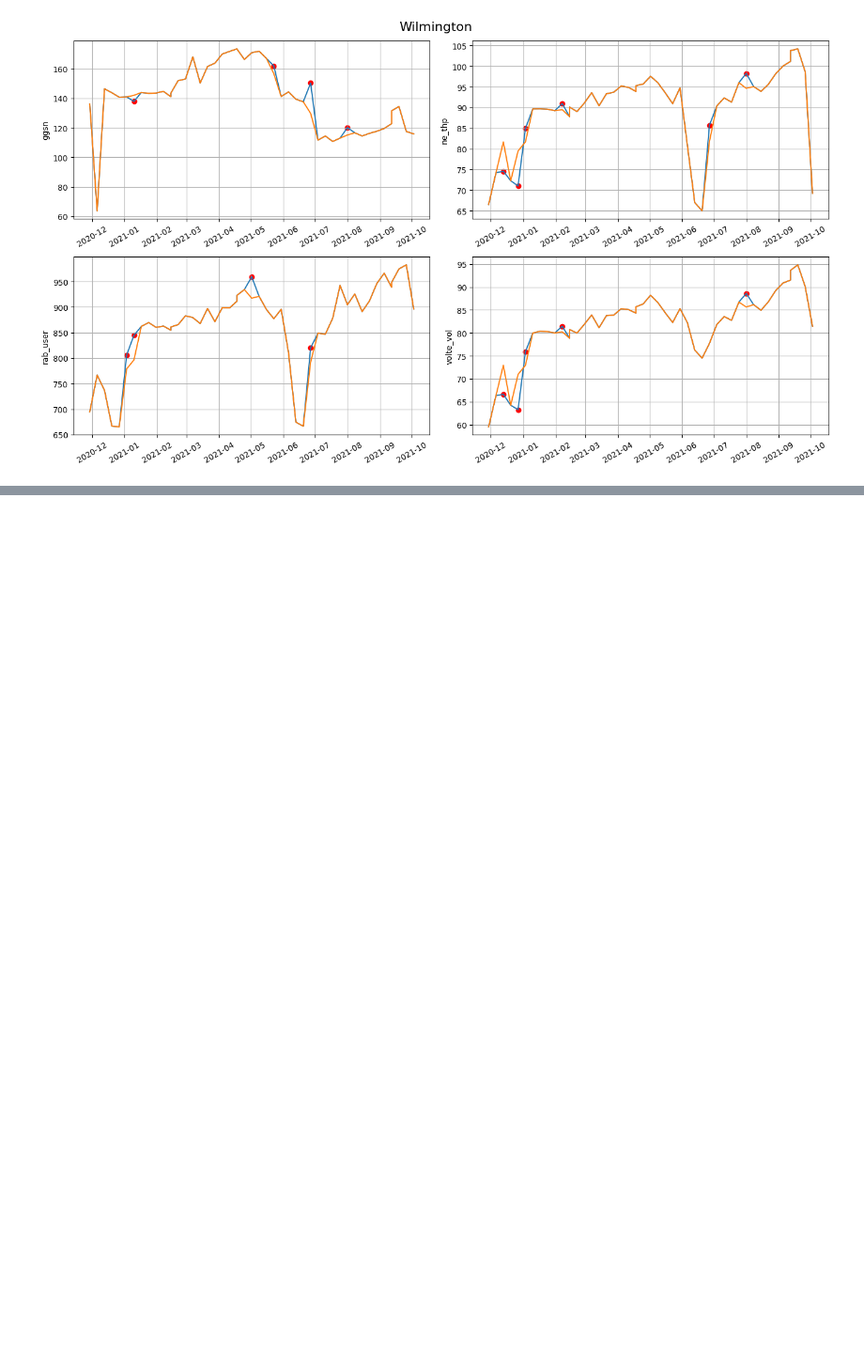
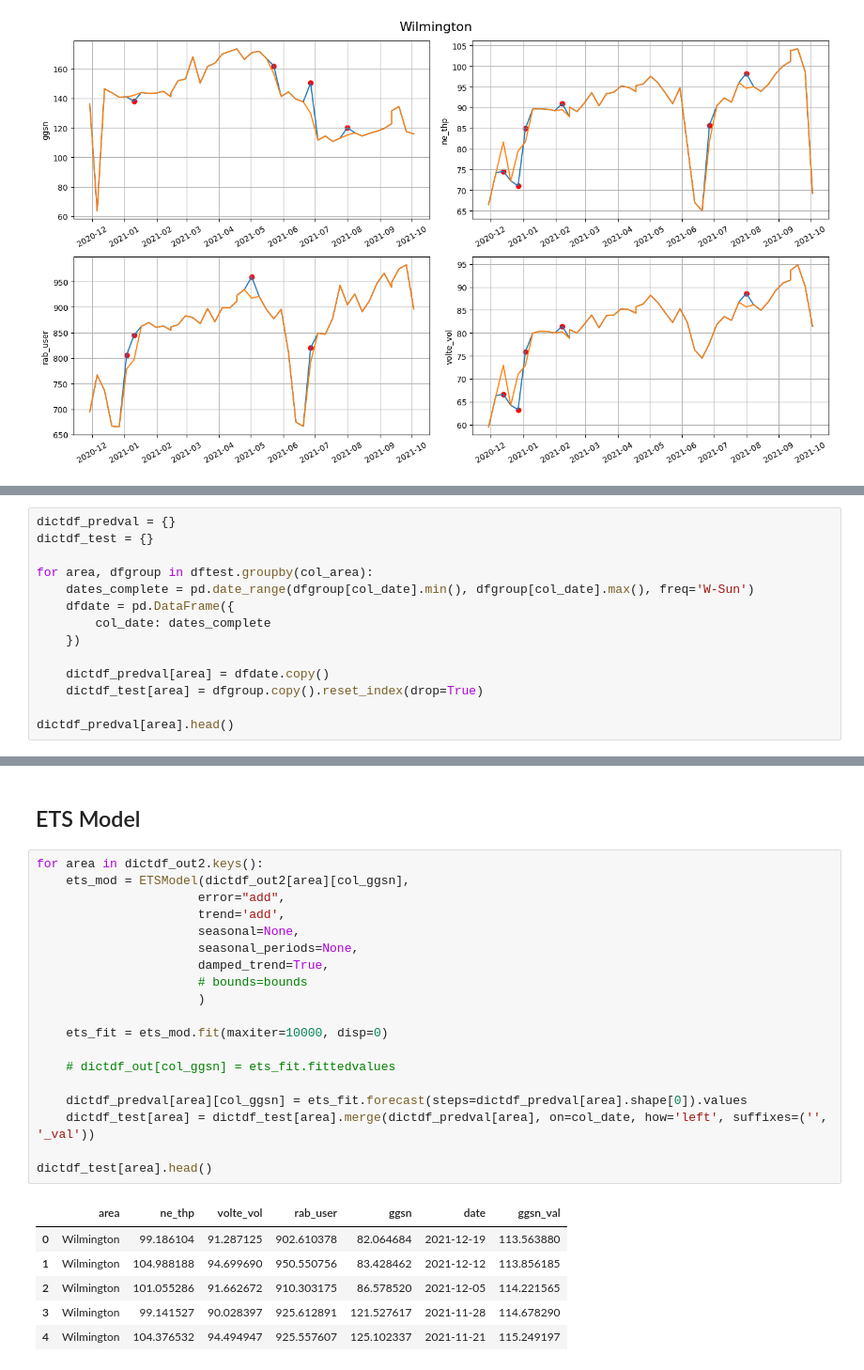
Before and after one commit to iddzzz/ggsn-thp-forecasting, a Jupyter notebook: ggsn-thp-forecasting.ipynb, the cells around one changed output, grey strips where cells are left out. Shown: that part at 94% size. Saved outputs shown, nothing was run; the diff lists cells and outputs as text; blank space fills up the shorter version.

Commit message:
ets model

```diff
--- a/ggsn-thp-forecasting.ipynb
+++ b/ggsn-thp-forecasting.ipynb
@@ -434,0 +470,14 @@ plt.show()
+# %%
+dictdf_predval = {}
+dictdf_test = {}
+
+for area, dfgroup in dftest.groupby(col_area):
+    dates_complete = pd.date_range(dfgroup[col_date].min(), dfgroup[col_date].max(), freq='W-Sun')
+    dfdate = pd.DataFrame({
+        col_date: dates_complete
+    })
+
+    dictdf_predval[area] = dfdate.copy()
+    dictdf_test[area] = dfgroup.copy().reset_index(drop=True)
+
+dictdf_predval[area].head()
@@ -434,0 +491,28 @@ plt.show()
+# %% [markdown]
+## ETS Model
+# %%
+for area in dictdf_out2.keys():
+    ets_mod = ETSModel(dictdf_out2[area][col_ggsn],
+                      error="add",
+                      trend='add',
+                      seasonal=None,
+                      seasonal_periods=None,
+                      damped_trend=True,
+                      # bounds=bounds
+                      )
+
+    ets_fit = ets_mod.fit(maxiter=10000, disp=0)
+
+    # dictdf_out[col_ggsn] = ets_fit.fittedvalues
+
+    dictdf_predval[area][col_ggsn] = ets_fit.forecast(steps=dictdf_predval[area].shape[0]).values
+    dictdf_test[area] = dictdf_test[area].merge(dictdf_predval[area], on=col_date, how='left', suffixes=('', '_val'))
+
+dictdf_test[area].head()
+# %% [output]
+|  | area | ne_thp | volte_vol | rab_user | ggsn | date | ggsn_val |
+| 0 | Wilmington | 99.186104 | 91.287125 | 902.610378 | 82.064684 | 2021-12-19 | 113.563880 |
+| 1 | Wilmington | 104.988188 | 94.699690 | 950.550756 | 83.428462 | 2021-12-12 | 113.856185 |
+| 2 | Wilmington | 101.055286 | 91.662672 | 910.303175 | 86.578520 | 2021-12-05 | 114.221565 |
+| 3 | Wilmington | 99.141527 | 90.028397 | 925.612891 | 121.527617 | 2021-11-28 | 114.678290 |
+| 4 | Wilmington | 104.376532 | 94.494947 | 925.557607 | 125.102337 | 2021-11-21 | 115.249197 |
```
Also changed, not shown: parts of 11 cells of this notebook.
